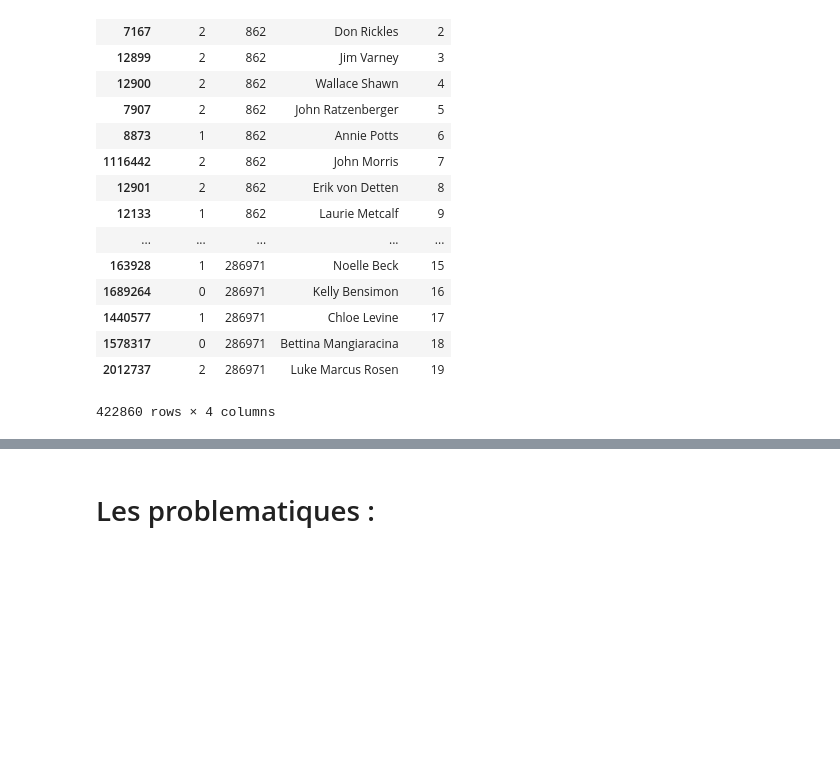
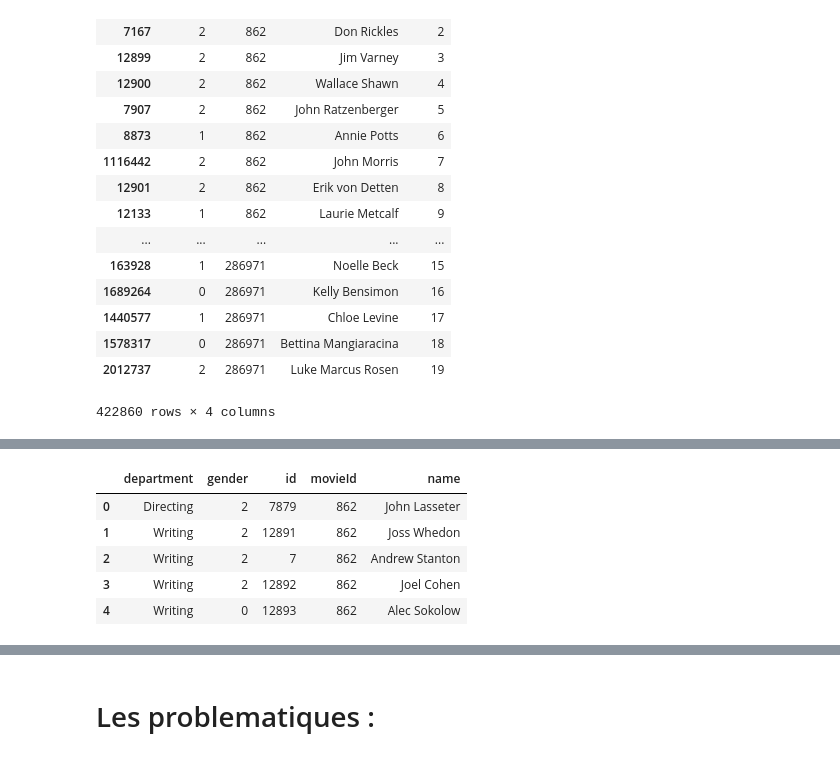
Before and after one commit to chekirou/Machine-learning-on-IMDB, a Jupyter notebook: projet.ipynb, the cells around one changed output, grey strips where cells are left out. Saved outputs shown, nothing was run; the diff lists cells and outputs as text; code cells hidden in the pictures; blank space fills up the shorter version.

```diff
--- a/projet.ipynb
+++ b/projet.ipynb
@@ -192,0 +345,5 @@ movies.set_index('id')
+# %%
+
+c = []
+with open("data/crew_v2.pkl",'rb') as f:
+    c = pickle.load(f)
@@ -192,0 +354,2 @@ movies.set_index('id')
+# %%
+crew = pd.DataFrame([crew_M for d in c for crew_M in d])
@@ -192,0 +362,9 @@ movies.set_index('id')
+# %%
+crew.head()
+# %% [output]
+|  | department | gender | id | movieId | name |
+| 0 | Directing | 2 | 7879 | 862 | John Lasseter |
+| 1 | Writing | 2 | 12891 | 862 | Joss Whedon |
+| 2 | Writing | 2 | 7 | 862 | Andrew Stanton |
+| 3 | Writing | 2 | 12892 | 862 | Joel Cohen |
+| 4 | Writing | 0 | 12893 | 862 | Alec Sokolow |
```
Also changed, not shown: parts of 53 cells of this notebook.
